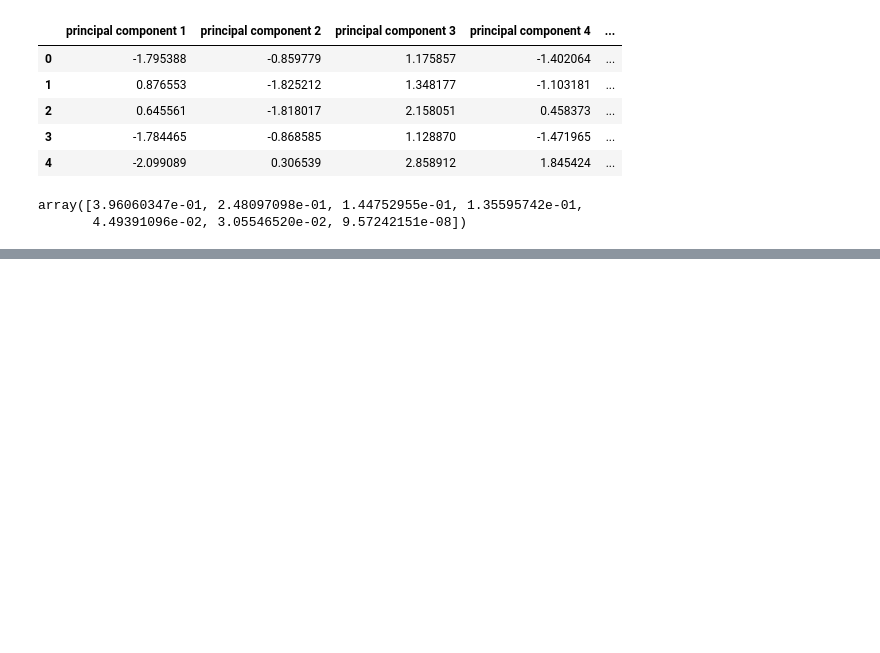
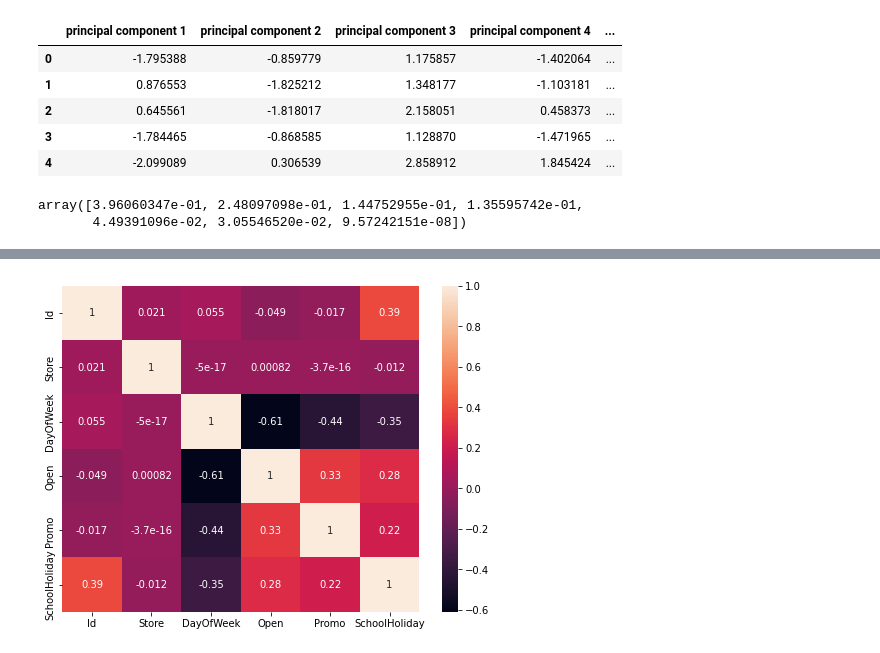
Before and after one commit to AdrienBolling/rossman-store-sales, a Jupyter notebook: projet.ipynb, the cells around one changed output, grey strips where cells are left out. Cells and saved outputs as stored; diff of their text form; code cells hidden in the pictures; blank space fills up the shorter version.

```diff
--- a/projet.ipynb
+++ b/projet.ipynb
@@ -105,0 +141,6 @@ array([3.96060347e-01, 2.48097098e-01, 1.44752955e-01, 1.35595742e-01,
+# %%
+plt.figure(figsize=(8, 6))
+sns.heatmap(corr_store_test, annot=True)
+plt.show()
+# %% [output]
+[figure, added]
```
Also changed, not shown: parts of 8 cells of this notebook.
